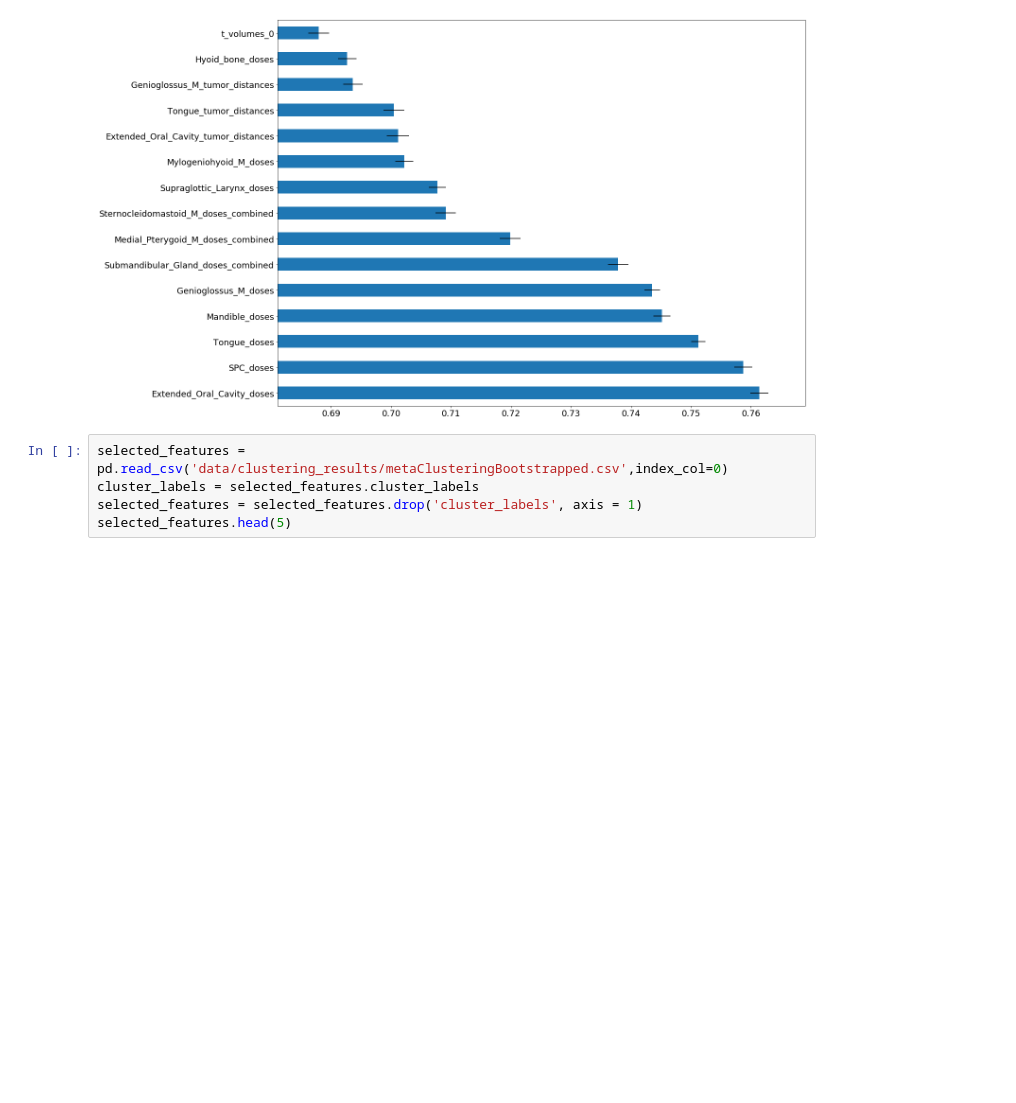
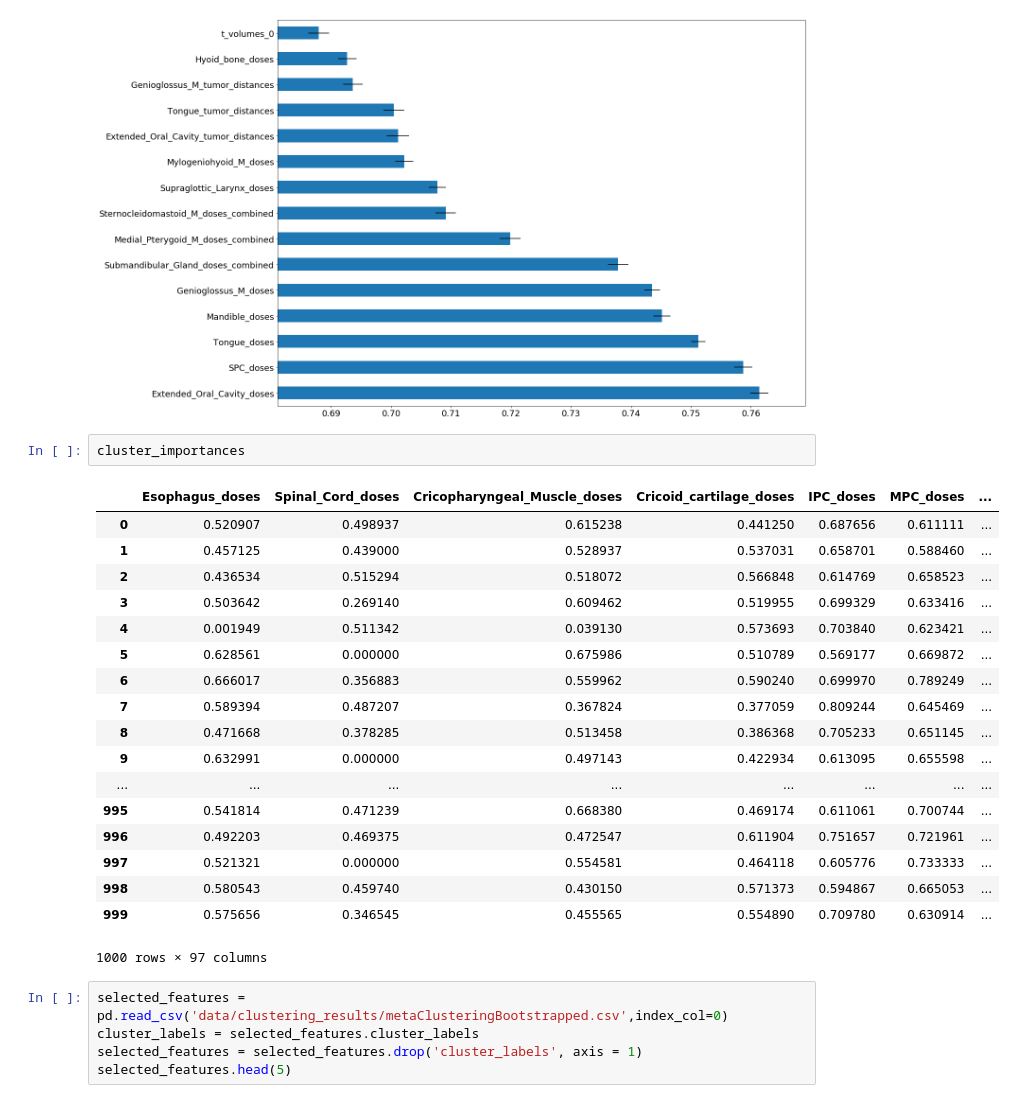
Before and after one commit to uic-evl/CAMP-RT, a Jupyter notebook: PYTHON/SensitivityAnalysis.ipynb, the cells around one changed output. Cells and saved outputs as stored; diff of their text form; blank space fills up the shorter version.

```diff
--- a/PYTHON/SensitivityAnalysis.ipynb
+++ b/PYTHON/SensitivityAnalysis.ipynb
@@ -190,6 +177,27 @@ true_lg_importances.describe()
 plot_n_importances(true_lg_importances, 15)
 # %% [output]
 [figure]
+# %%
+cluster_importances
+# %% [output]
+|  | Esophagus_doses | Spinal_Cord_doses | Cricopharyngeal_Muscle_doses | Cricoid_cartilage_doses | IPC_doses | MPC_doses | ... |
+| 0 | 0.520907 | 0.498937 | 0.615238 | 0.441250 | 0.687656 | 0.611111 | ... |
+| 1 | 0.457125 | 0.439000 | 0.528937 | 0.537031 | 0.658701 | 0.588460 | ... |
+| 2 | 0.436534 | 0.515294 | 0.518072 | 0.566848 | 0.614769 | 0.658523 | ... |
+| 3 | 0.503642 | 0.269140 | 0.609462 | 0.519955 | 0.699329 | 0.633416 | ... |
+| 4 | 0.001949 | 0.511342 | 0.039130 | 0.573693 | 0.703840 | 0.623421 | ... |
+| 5 | 0.628561 | 0.000000 | 0.675986 | 0.510789 | 0.569177 | 0.669872 | ... |
+| 6 | 0.666017 | 0.356883 | 0.559962 | 0.590240 | 0.699970 | 0.789249 | ... |
+| 7 | 0.589394 | 0.487207 | 0.367824 | 0.377059 | 0.809244 | 0.645469 | ... |
+| 8 | 0.471668 | 0.378285 | 0.513458 | 0.386368 | 0.705233 | 0.651145 | ... |
+| 9 | 0.632991 | 0.000000 | 0.497143 | 0.422934 | 0.613095 | 0.655598 | ... |
+| ... | ... | ... | ... | ... | ... | ... | ... |
+| 995 | 0.541814 | 0.471239 | 0.668380 | 0.469174 | 0.611061 | 0.700744 | ... |
+| 996 | 0.492203 | 0.469375 | 0.472547 | 0.611904 | 0.751657 | 0.721961 | ... |
+| 997 | 0.521321 | 0.000000 | 0.554581 | 0.464118 | 0.605776 | 0.733333 | ... |
+| 998 | 0.580543 | 0.459740 | 0.430150 | 0.571373 | 0.594867 | 0.665053 | ... |
+| 999 | 0.575656 | 0.346545 | 0.455565 | 0.554890 | 0.709780 | 0.630914 | ... |
+1000 rows × 97 columns
 # %%
 selected_features = pd.read_csv('data/clustering_results/metaClusteringBootstrapped.csv',index_col=0)
 cluster_labels = selected_features.cluster_labels
```
Also changed, not shown: parts of 2 cells of this notebook, 3 other files.
